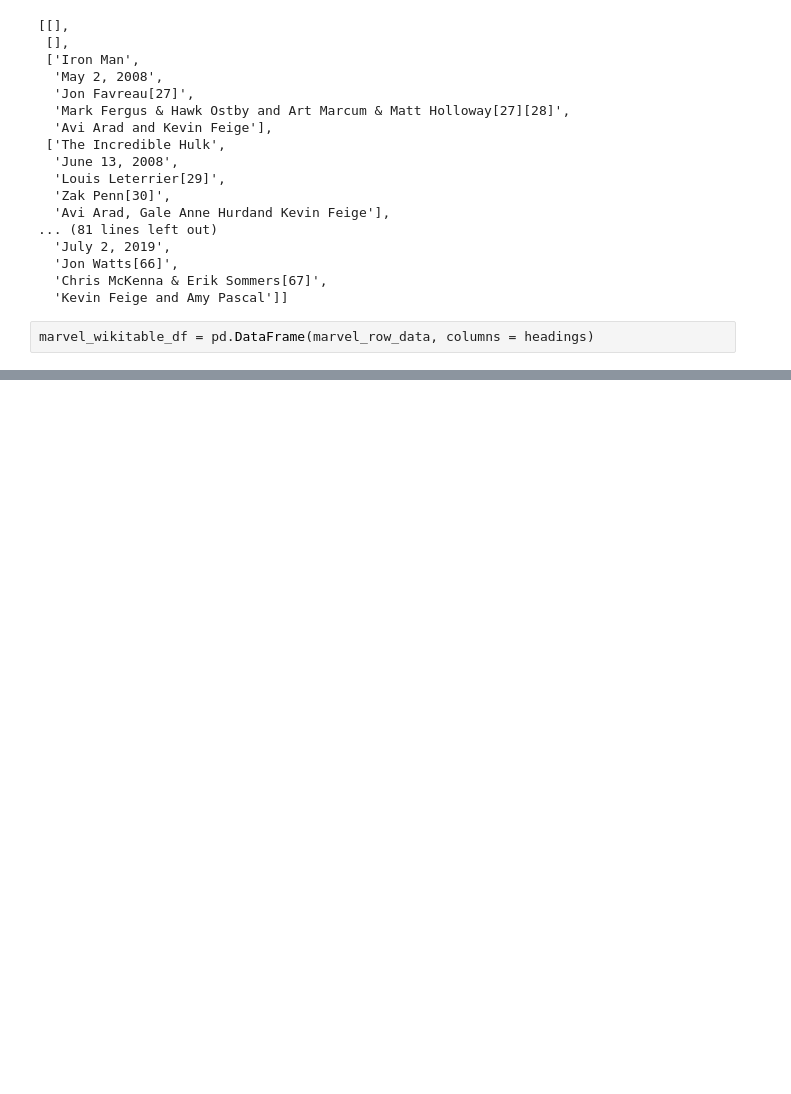
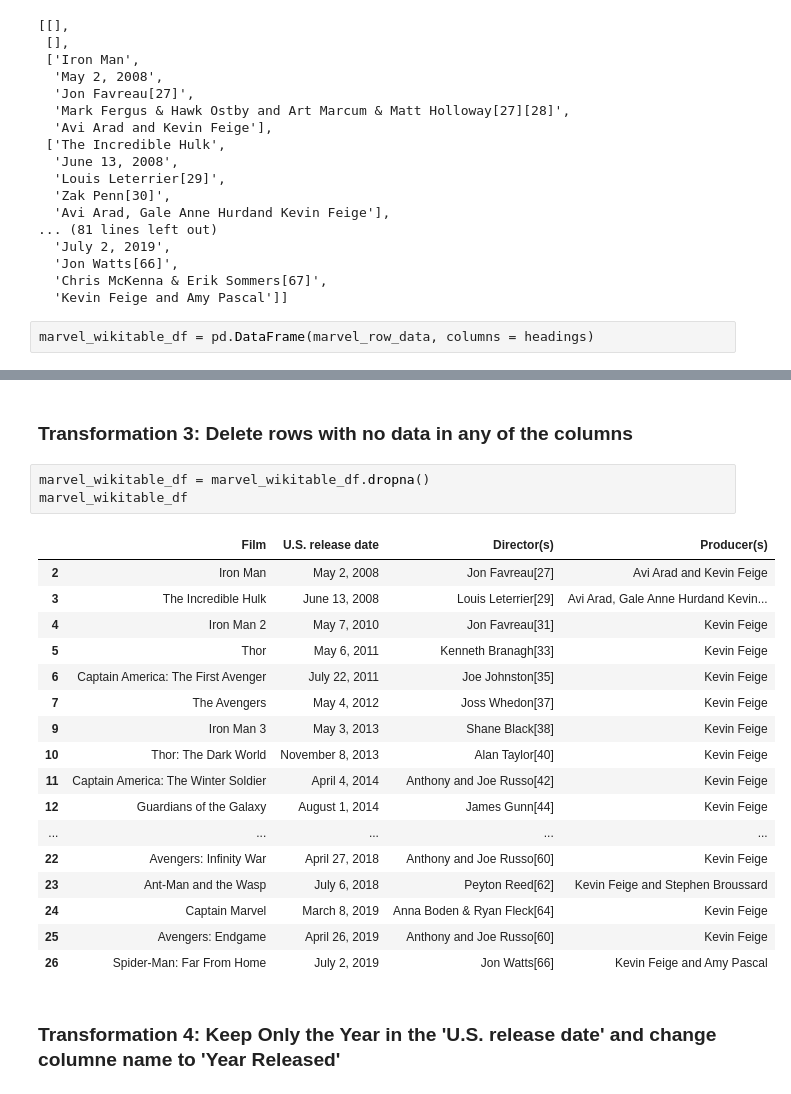
Before and after one commit to Theranmeadows97/dsc540datapreparation, a Jupyter notebook: final_project/milestone_3.ipynb, the cells around one changed output, grey strips where cells are left out. Cells and saved outputs as stored; diff of their text form; blank space fills up the shorter version.

```diff
--- a/final_project/milestone_3.ipynb
+++ b/final_project/milestone_3.ipynb
@@ -60,0 +121,25 @@ print(source_names)
+# %% [markdown]
+### Transformation 3: Delete rows with no data in any of the columns
+# %%
+marvel_wikitable_df = marvel_wikitable_df.dropna()
+marvel_wikitable_df
+# %% [output]
+|  | Film | U.S. release date | Director(s) | Producer(s) |
+| 2 | Iron Man | May 2, 2008 | Jon Favreau[27] | Avi Arad and Kevin Feige |
+| 3 | The Incredible Hulk | June 13, 2008 | Louis Leterrier[29] | Avi Arad, Gale Anne Hurdand Kevin... |
+| 4 | Iron Man 2 | May 7, 2010 | Jon Favreau[31] | Kevin Feige |
+| 5 | Thor | May 6, 2011 | Kenneth Branagh[33] | Kevin Feige |
+| 6 | Captain America: The First Avenger | July 22, 2011 | Joe Johnston[35] | Kevin Feige |
+| 7 | The Avengers | May 4, 2012 | Joss Whedon[37] | Kevin Feige |
+| 9 | Iron Man 3 | May 3, 2013 | Shane Black[38] | Kevin Feige |
+| 10 | Thor: The Dark World | November 8, 2013 | Alan Taylor[40] | Kevin Feige |
+| 11 | Captain America: The Winter Soldier | April 4, 2014 | Anthony and Joe Russo[42] | Kevin Feige |
+| 12 | Guardians of the Galaxy | August 1, 2014 | James Gunn[44] | Kevin Feige |
+| ... | ... | ... | ... | ... |
+| 22 | Avengers: Infinity War | April 27, 2018 | Anthony and Joe Russo[60] | Kevin Feige |
+| 23 | Ant-Man and the Wasp | July 6, 2018 | Peyton Reed[62] | Kevin Feige and Stephen Broussard |
+| 24 | Captain Marvel | March 8, 2019 | Anna Boden & Ryan Fleck[64] | Kevin Feige |
+| 25 | Avengers: Endgame | April 26, 2019 | Anthony and Joe Russo[60] | Kevin Feige |
+| 26 | Spider-Man: Far From Home | July 2, 2019 | Jon Watts[66] | Kevin Feige and Amy Pascal |
+# %% [markdown]
+### Transformation 4: Keep Only the Year in the 'U.S. release date' and change columne name to 'Year Released'
```
Also changed, not shown: parts of 14 cells of this notebook.
